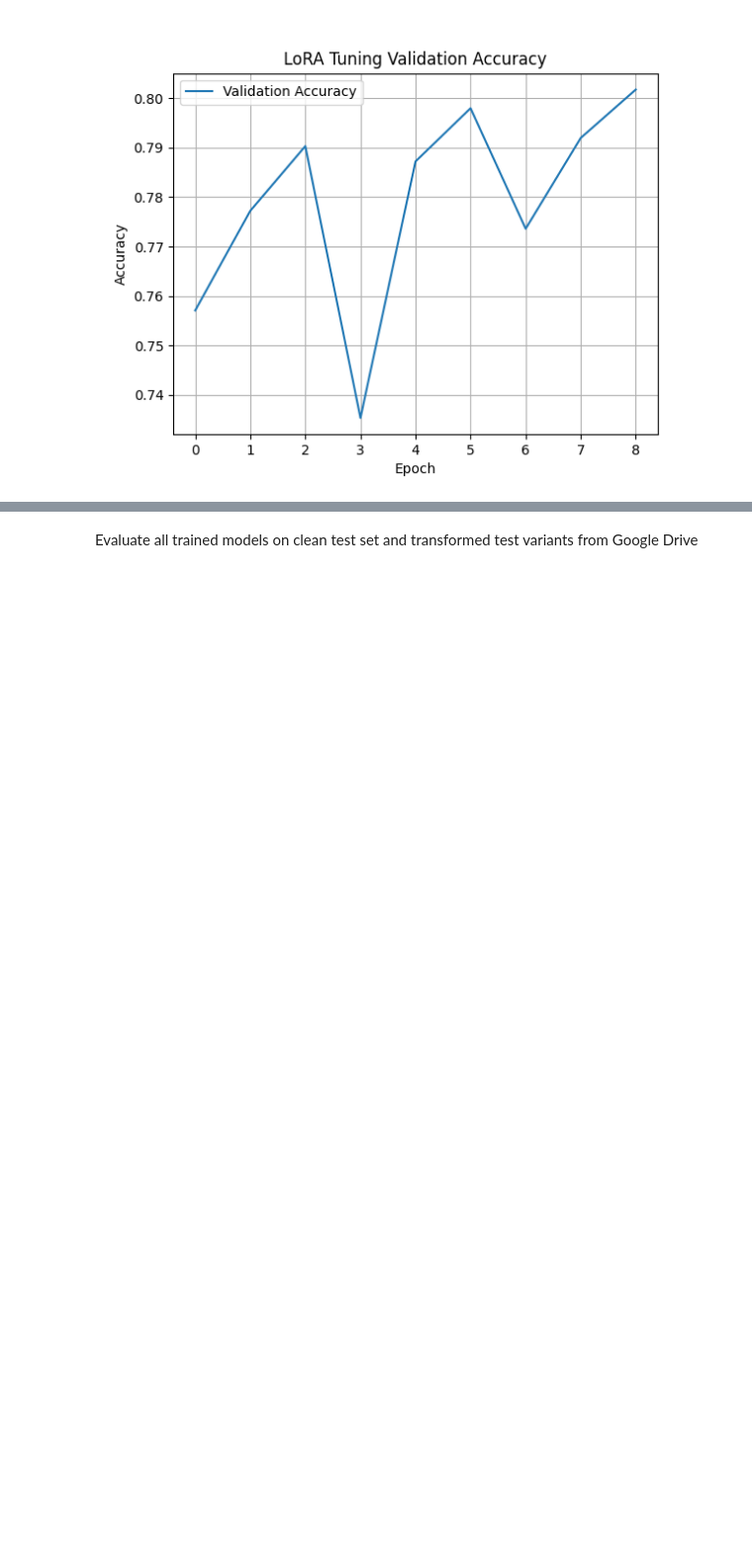
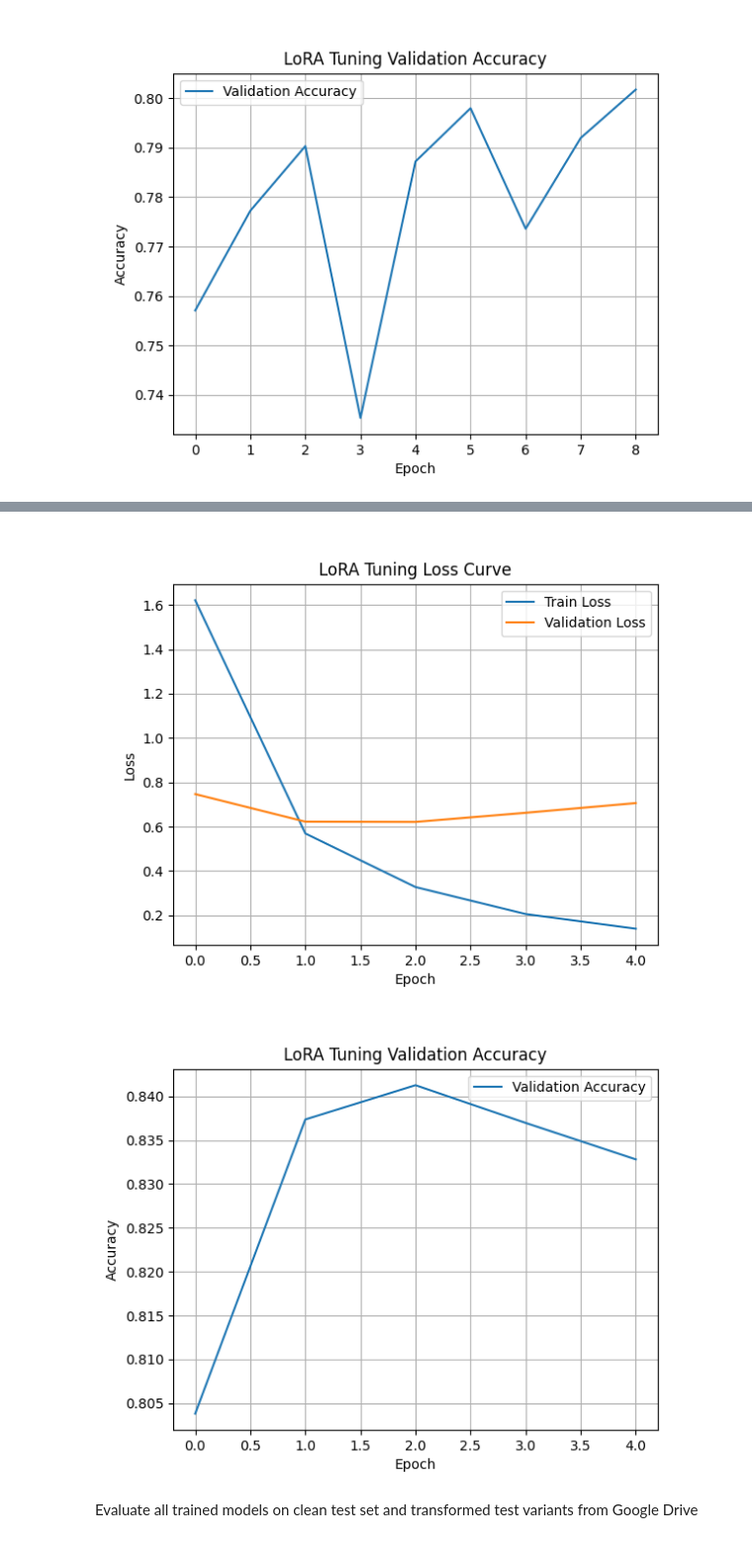
Before and after one commit to yueywangse/Food-101, a Jupyter notebook: EfficentNetV2/efficentnetv2_try2(1).ipynb, the cells around one changed output, grey strips where cells are left out. Shown at 99% size. Cells and saved outputs as stored; diff of their text form; code cells hidden in the pictures; blank space fills up the shorter version.

```diff
--- a/EfficentNetV2/efficentnetv2_try2(1).ipynb
+++ b/EfficentNetV2/efficentnetv2_try2(1).ipynb
@@ -830,3 +909,12 @@ display(Image.open("accuracy_curve_lora_efficientnetv2.png"))
+# %%
+from PIL import Image
+from IPython.display import display
+
+display(Image.open("loss_curve_full_efficientnetv2.png"))
+display(Image.open("accuracy_curve_full_efficientnetv2.png"))
+# %% [output]
+[figure, added]
+[figure, added]
 # %% [markdown]
 Evaluate all trained models on clean test set and transformed test variants from Google Drive
 # %%
```
Also changed, not shown: parts of 7 cells of this notebook, 4 other files.
